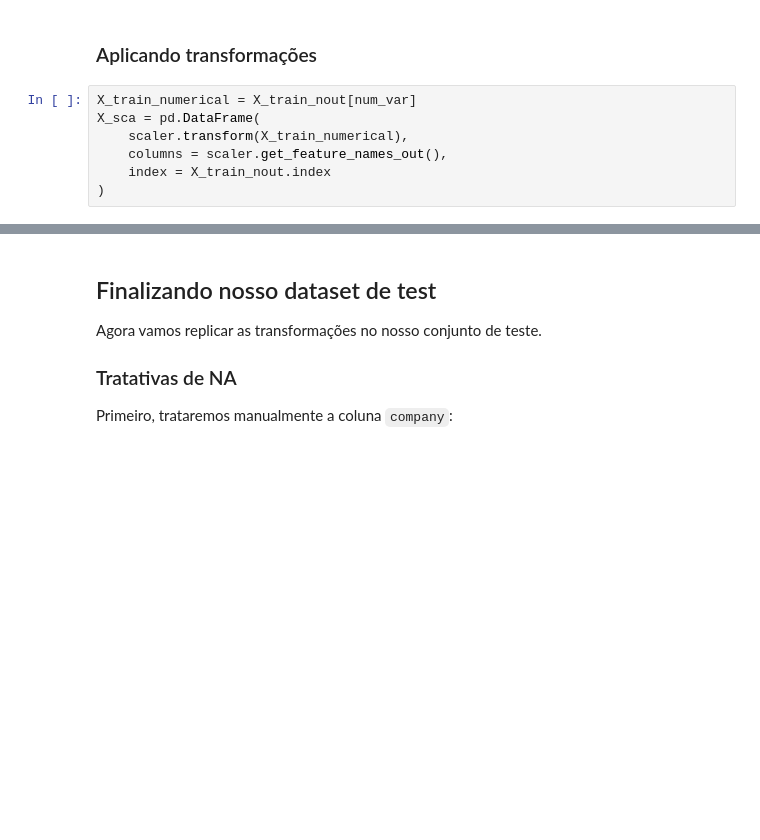
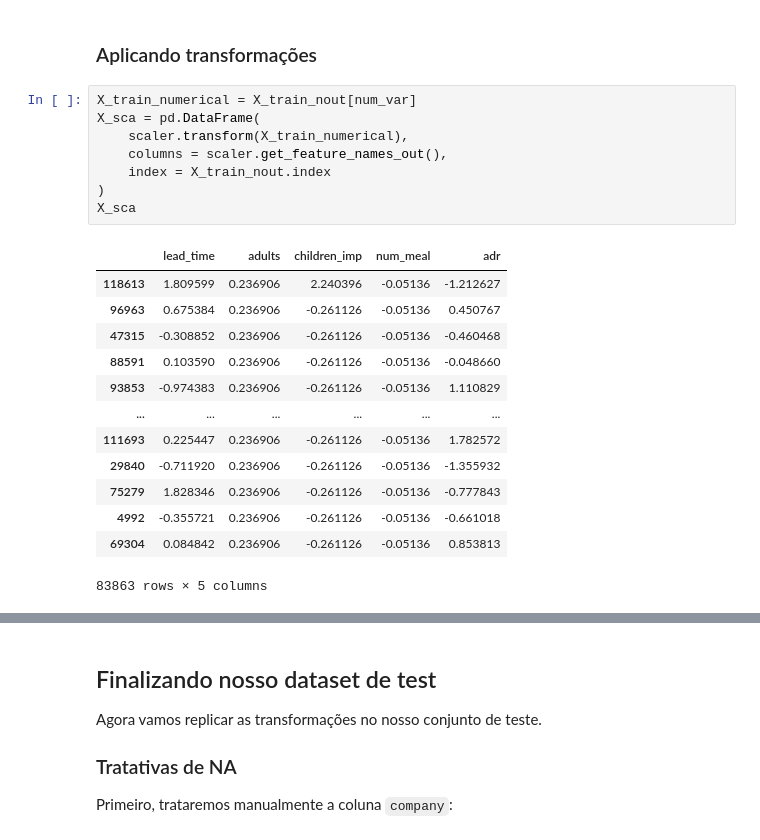
Before and after one commit to sadguilherme/99_PT_JAN2023, a Jupyter notebook: aulas/20230504 ML Workflow.ipynb, the cells around one changed output, grey strips where cells are left out. Cells and saved outputs as stored; diff of their text form; blank space fills up the shorter version.

```diff
--- a/aulas/20230504 ML Workflow.ipynb
+++ b/aulas/20230504 ML Workflow.ipynb
@@ -468,10 +738,25 @@ X_train_nout = X_train.loc[mask_inliner]
 # %%
 X_train_numerical = X_train_nout[num_var]
 X_sca = pd.DataFrame(
     scaler.transform(X_train_numerical),
     columns = scaler.get_feature_names_out(),
     index = X_train_nout.index
 )
+X_sca
+# %% [output]
+|  | lead_time | adults | children_imp | num_meal | adr |
+| 118613 | 1.809599 | 0.236906 | 2.240396 | -0.05136 | -1.212627 |
+| 96963 | 0.675384 | 0.236906 | -0.261126 | -0.05136 | 0.450767 |
+| 47315 | -0.308852 | 0.236906 | -0.261126 | -0.05136 | -0.460468 |
+| 88591 | 0.103590 | 0.236906 | -0.261126 | -0.05136 | -0.048660 |
+| 93853 | -0.974383 | 0.236906 | -0.261126 | -0.05136 | 1.110829 |
+| ... | ... | ... | ... | ... | ... |
+| 111693 | 0.225447 | 0.236906 | -0.261126 | -0.05136 | 1.782572 |
+| 29840 | -0.711920 | 0.236906 | -0.261126 | -0.05136 | -1.355932 |
+| 75279 | 1.828346 | 0.236906 | -0.261126 | -0.05136 | -0.777843 |
+| 4992 | -0.355721 | 0.236906 | -0.261126 | -0.05136 | -0.661018 |
+| 69304 | 0.084842 | 0.236906 | -0.261126 | -0.05136 | 0.853813 |
+83863 rows × 5 columns
 # %%
 X_dum = pd.DataFrame(
     ohe.transform(X_train_nout[ohe_vars]),
```
Also changed, not shown: parts of 43 cells of this notebook.
